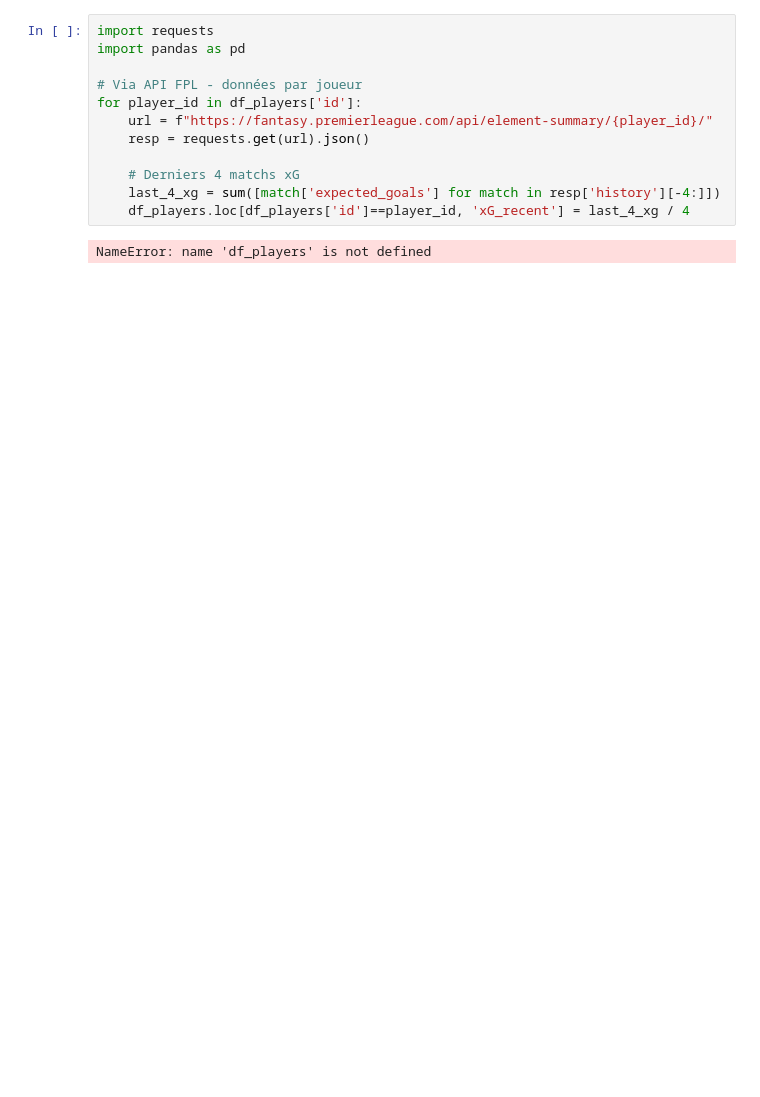
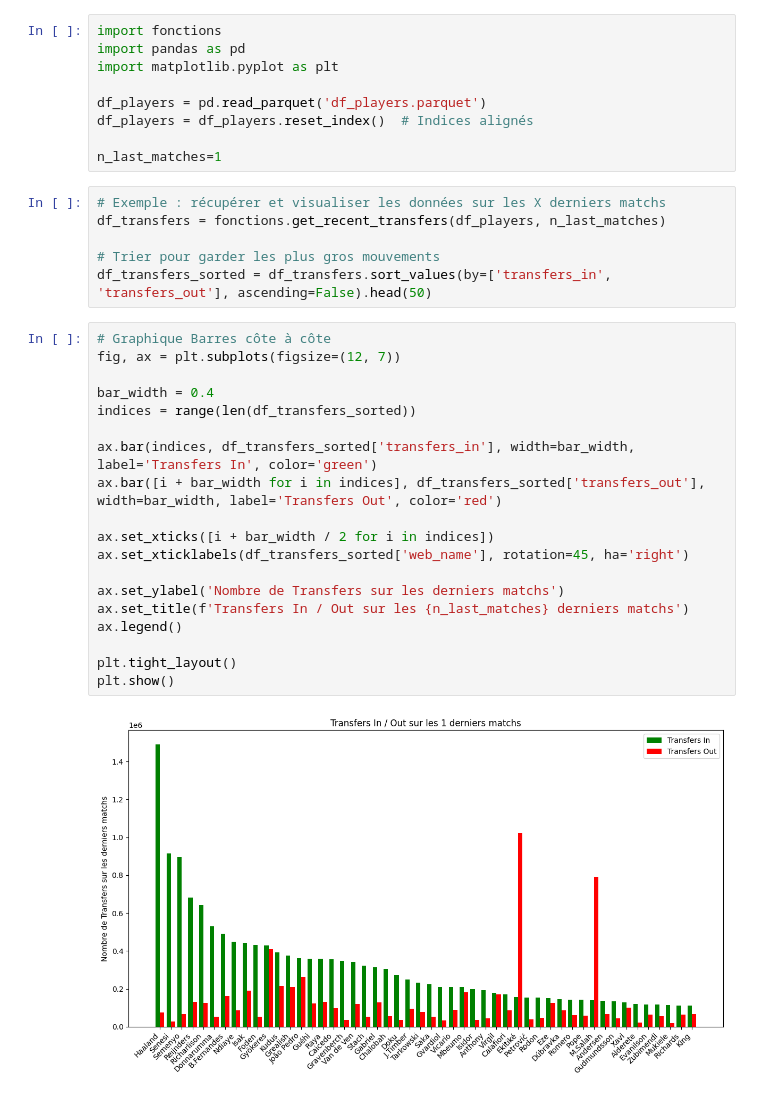
Before and after one commit to JeffBucker/PL-Project, a Jupyter notebook: sandbox.ipynb, the cells around one changed output. Saved outputs shown, nothing was run; the diff lists cells and outputs as text; blank space fills up the shorter version.

```diff
--- a/sandbox.ipynb
+++ b/sandbox.ipynb
@@ -1,14 +1,36 @@
 # %%
-import requests
+import fonctions
 import pandas as pd
+import matplotlib.pyplot as plt
 
-# Via API FPL - données par joueur
-for player_id in df_players['id']:
-    url = f"https://fantasy.premierleague.com/api/element-summary/{player_id}/"
-    resp = requests.get(url).json()
+df_players = pd.read_parquet('df_players.parquet')
+df_players = df_players.reset_index()  # Indices alignés
 
-    # Derniers 4 matchs xG
-    last_4_xg = sum([match['expected_goals'] for match in resp['history'][-4:]])
-    df_players.loc[df_players['id']==player_id, 'xG_recent'] = last_4_xg / 4
+n_last_matches=1
-# %% [output]
-NameError: name 'df_players' is not defined
+# %%
+# Exemple : récupérer et visualiser les données sur les X derniers matchs
+df_transfers = fonctions.get_recent_transfers(df_players, n_last_matches)
+
+# Trier pour garder les plus gros mouvements
+df_transfers_sorted = df_transfers.sort_values(by=['transfers_in', 'transfers_out'], ascending=False).head(50)
+# %%
+# Graphique Barres côte à côte
+fig, ax = plt.subplots(figsize=(12, 7))
+
+bar_width = 0.4
+indices = range(len(df_transfers_sorted))
+
+ax.bar(indices, df_transfers_sorted['transfers_in'], width=bar_width, label='Transfers In', color='green')
+ax.bar([i + bar_width for i in indices], df_transfers_sorted['transfers_out'], width=bar_width, label='Transfers Out', color='red')
+
+ax.set_xticks([i + bar_width / 2 for i in indices])
+ax.set_xticklabels(df_transfers_sorted['web_name'], rotation=45, ha='right')
+
+ax.set_ylabel('Nombre de Transfers sur les derniers matchs')
+ax.set_title(f'Transfers In / Out sur les {n_last_matches} derniers matchs')
+ax.legend()
+
+plt.tight_layout()
+plt.show()
+# %% [output]
+[figure, added]
```
Also changed, not shown: 6 other files.
